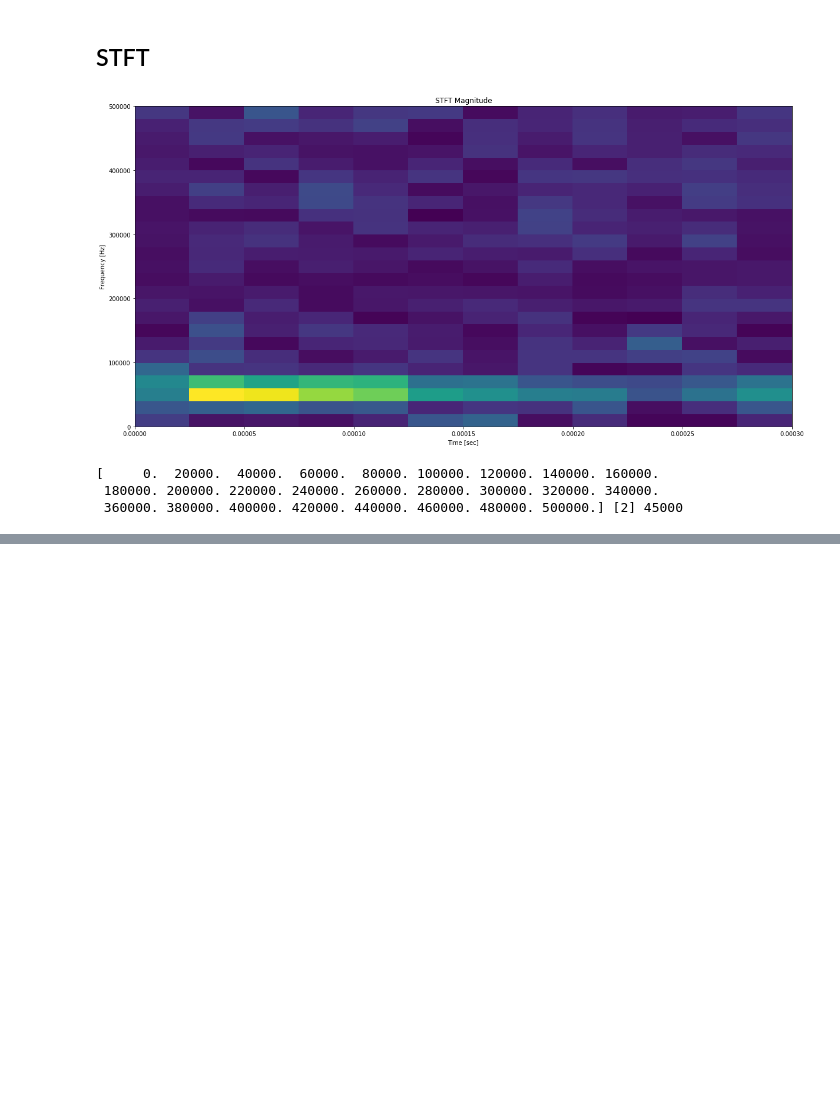
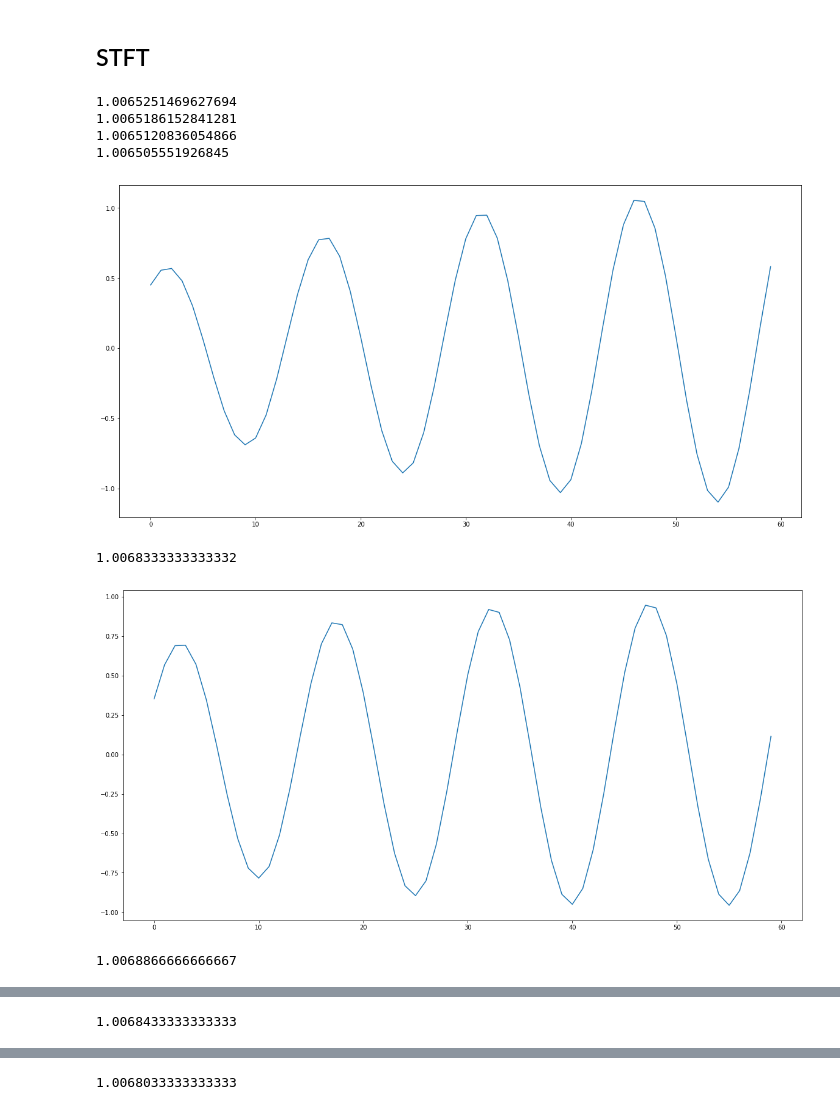
Before and after one commit to MuddSub/Hydrophones, a Jupyter notebook: Process-Hphones.ipynb, the cells around one changed output, grey strips where cells are left out. Drawn from its saved outputs; the diff is of its cells as text; code cells hidden in the pictures; blank space fills up the shorter version.

```diff
--- a/Process-Hphones.ipynb
+++ b/Process-Hphones.ipynb
@@ -93,18 +115,59 @@ plt.show()
 # %% [markdown]
 ## STFT
-# %%
-f, t, Zxx = signal.stft(short_signals[0][1], fs=sr*1000,nperseg=50)
-plt.figure(figsize=(20,10))
-f = np.array(f)
-idx = np.where(f == 40*1000)
-plt.pcolormesh(t, f, np.abs(Zxx))
-plt.title('STFT Magnitude')
-plt.ylabel('Frequency [Hz]')
-plt.xlabel('Time [sec]')
-plt.show()
-print(f, idx[0],freq*1000)
-# %% [output]
-[figure, removed]
-[     0.  20000.  40000.  60000.  80000. 100000. 120000. 140000. 160000.
- 180000. 200000. 220000. 240000. 260000. 280000. 300000. 320000. 340000.
- 360000. 380000. 400000. 420000. 440000. 460000. 480000. 500000.] [2] 45000
+# %%
+#TODO:Debug Code, add filtered signals in, remove x-axis dependency
+random.seed(1)
+d = 10 #m
+angle = 0 #rad
+coords = [[0.01, 0], [0.02, 0], [0.03, 0], [0.04, 0]]
+freq = 20000 #Hz
+sos = 1531 #m/s (MAY NEED TO BE CALIBRATED)
+sr = 300000 #Hz
+read = 1.8 #s
+noise = 0.5 #standard deviation
+time_on = .01 #s --ping duration
+ping_period = 2 #s
+ping_start = 1
+#create an array containing the simulated readings arrays of each sensor
+signals = []
+for i in range(len(coords)):
+    signals.append(Signal.Signal(d, angle, coords[i], freq, sos, sr, read, noise, time_on, ping_period, ping_start).signals)
+times = np.arange(0, read, 1/sr)
+
+
+times = []
+for arrNum in range(4):
+    time_threshold = .5
+    freq_threshold = 25
+    num_threshold = 0
+    window = 30
+    filtered_signals = bandpassFilter1(signals)
+    idx = np.where(np.array(filtered_signals[arrNum])>time_threshold)
+    for i in idx[0]:
+        lbound = i-window
+        ubound = i+window
+        if lbound < 0:
+            lbound = 0
+        if ubound >= len(filtered_signals[arrNum]):
+            ubound = len(filtered_signals[arrNum])-1
+        X = fftpack.fft(filtered_signals[arrNum][lbound:ubound])
+        freqs = fftpack.fftfreq(len(filtered_signals[arrNum][lbound:ubound])) * sr
+        freqIdx = np.where(freqs == freq)
+        threshold = np.abs(X[freqIdx[0][0]])
+        if threshold > freq_threshold:
+            time = i
+            plt.figure(figsize=(20,10))
+            plt.plot(filtered_signals[arrNum][lbound:ubound])
+            plt.show()
+            times.append(time)
+            break
+    print(time/sr)
+# %% [output]
+1.0065251469627694
+1.0065186152841281
+1.0065120836054866
+1.006505551926845
+[figure, added]
+1.0068333333333332
+[figure, added]
+1.0068866666666667
@@ -110,0 +175 @@ print(f, idx[0],freq*1000)
+1.0068433333333333
@@ -110,0 +177 @@ print(f, idx[0],freq*1000)
+1.0068033333333333
```
Also changed, not shown: parts of 10 cells of this notebook, 1 other file.
